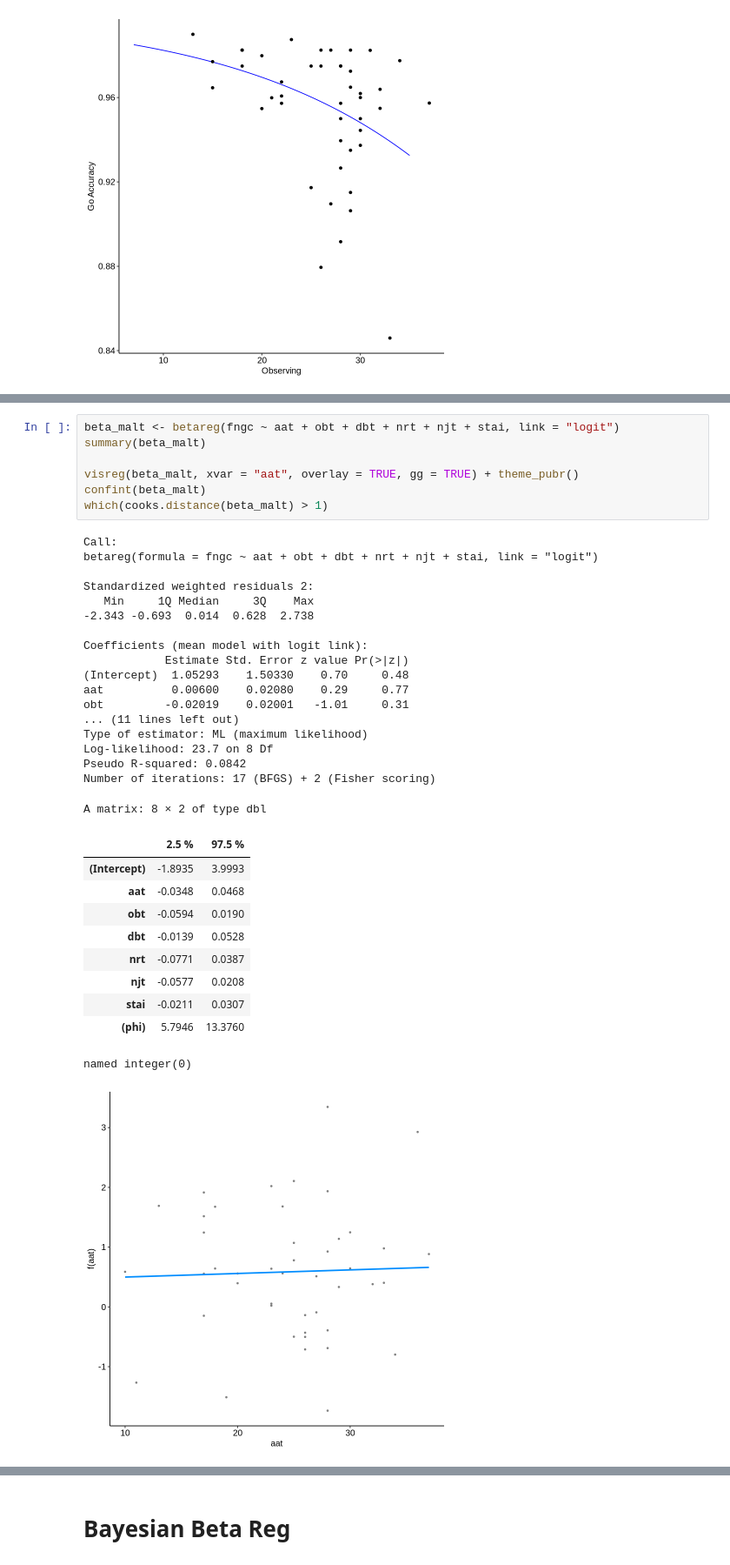
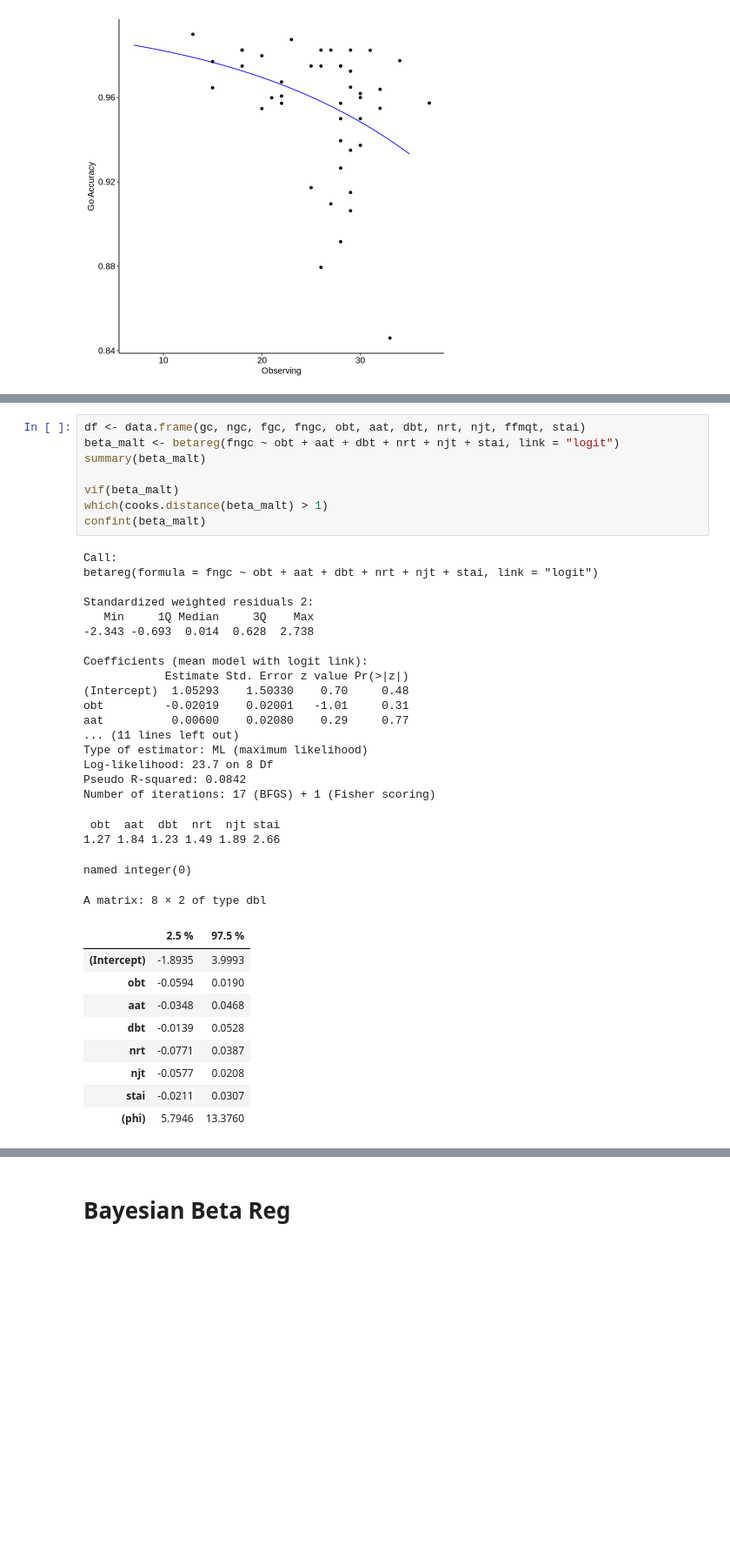
Before and after one commit to pavgreen9/EEGMANYLABS, a Jupyter notebook: Amodio et al. (2007) and Amodio et al. (2008)/Final.ipynb, the cells around one changed output, grey strips where cells are left out. Shown at 87% size. Drawn from its saved outputs; the diff is of its cells as text; blank space fills up the shorter version.

```diff
--- a/Amodio et al. (2007) and Amodio et al. (2008)/Final.ipynb
+++ b/Amodio et al. (2007) and Amodio et al. (2008)/Final.ipynb
@@ -938,37 +932,39 @@ named integer(0)
 # %%
-beta_malt <- betareg(fngc ~ aat + obt + dbt + nrt + njt + stai, link = "logit")
+df <- data.frame(gc, ngc, fgc, fngc, obt, aat, dbt, nrt, njt, ffmqt, stai)
+beta_malt <- betareg(fngc ~ obt + aat + dbt + nrt + njt + stai, link = "logit")
 summary(beta_malt)
 
-visreg(beta_malt, xvar = "aat", overlay = TRUE, gg = TRUE) + theme_pubr()
+vif(beta_malt)
+which(cooks.distance(beta_malt) > 1)
 confint(beta_malt)
-which(cooks.distance(beta_malt) > 1)
 # %% [output]
 Call:
-betareg(formula = fngc ~ aat + obt + dbt + nrt + njt + stai, link = "logit")
+betareg(formula = fngc ~ obt + aat + dbt + nrt + njt + stai, link = "logit")
 
 Standardized weighted residuals 2:
    Min     1Q Median     3Q    Max
 -2.343 -0.693  0.014  0.628  2.738
 
 Coefficients (mean model with logit link):
             Estimate Std. Error z value Pr(>|z|)
 (Intercept)  1.05293    1.50330    0.70     0.48
+obt         -0.02019    0.02001   -1.01     0.31
 aat          0.00600    0.02080    0.29     0.77
-obt         -0.02019    0.02001   -1.01     0.31
 ... (11 lines left out)
 Type of estimator: ML (maximum likelihood)
 Log-likelihood: 23.7 on 8 Df
 Pseudo R-squared: 0.0842
-Number of iterations: 17 (BFGS) + 2 (Fisher scoring)
+Number of iterations: 17 (BFGS) + 1 (Fisher scoring)
-A matrix: 8 × 2 of type dbl
+ obt  aat  dbt  nrt  njt stai
+1.27 1.84 1.23 1.49 1.89 2.66
+named integer(0)
+A matrix: 8 × 2 of type dbl
 |  | 2.5 % | 97.5 % |
 | (Intercept) | -1.8935 | 3.9993 |
+| obt | -0.0594 | 0.0190 |
 | aat | -0.0348 | 0.0468 |
-| obt | -0.0594 | 0.0190 |
 | dbt | -0.0139 | 0.0528 |
 | nrt | -0.0771 | 0.0387 |
 | njt | -0.0577 | 0.0208 |
 | stai | -0.0211 | 0.0307 |
 | (phi) | 5.7946 | 13.3760 |
-named integer(0)
-[figure, removed]
```
Also changed, not shown: parts of 10 cells of this notebook.
